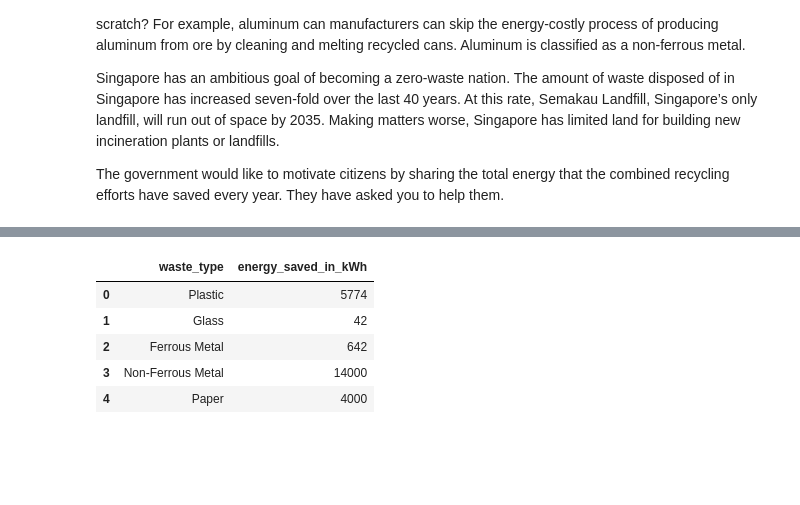
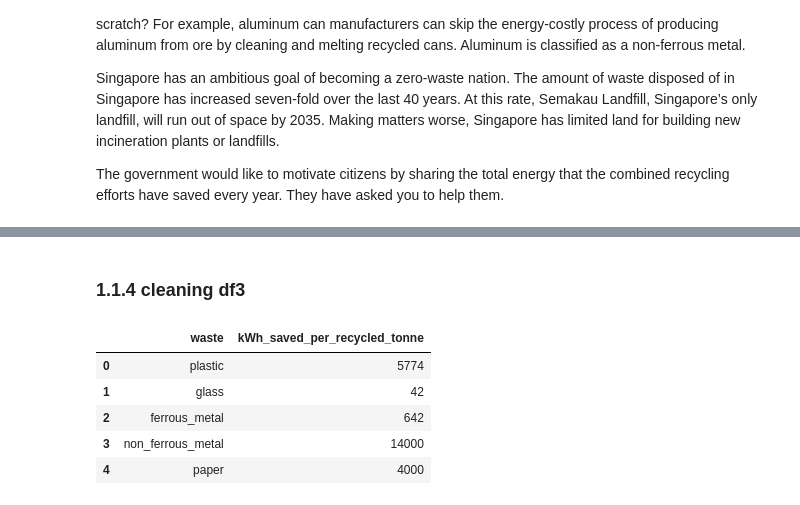
Before and after one commit to andrescerv/Energy-Savings-in-Singapore-2015-2019, a Jupyter notebook: notebook2.ipynb, the cells around one changed output, grey strips where cells are left out. Drawn from its saved outputs; the diff is of its cells as text; code cells hidden in the pictures; blank space fills up the shorter version.

```diff
--- a/notebook2.ipynb
+++ b/notebook2.ipynb
@@ -173,32 +206,35 @@ df
+# %% [markdown]
+### 1.1.4 cleaning df3
 # %%
-# reading data
+# reading file
 df3 = pd.read_csv('datasets/energy_saved.csv', header=3, index_col=0)
 
-# # transposing dataframe to get a "catalog"
+# transposing dataframe to create a sort of "catalog" and do a future join
 df3 = df3.transpose()
 
-# # dropping irrelevant column
-df3.drop(columns='crude_oil saved', inplace=True)
-
-# # splitting column to get only integers
+# splitting column to get only integers
 df3 = df3['energy_saved'].str.split(expand=True)
 
-# # dropping remaining column that only contains ("kWh")
+# dropping remaining column that only contains "Kwh"
 df3.drop(columns=1, inplace=True)
 
 df3.reset_index(inplace=True)
 
-# # renaming columns
-df3.rename(columns={"index":"waste_type",0:"energy_saved_in_kWh"}, inplace=True)
+# renaming columns
+df3.rename(columns={"index":"waste",0:"kWh_saved_per_recycled_tonne"}, inplace=True)
 
 # # changing column type to numeric for further calculations
-df3["energy_saved_in_kWh"] = pd.to_numeric(df3["energy_saved_in_kWh"])
+df3["kWh_saved_per_recycled_tonne"] = pd.to_numeric(df3["kWh_saved_per_recycled_tonne"])
+
+# # standardization of strings (lower-case and replace whitespace for hyphen)
+df3['waste'] = df3['waste'].str.lower()
+df3['waste'].replace(to_replace=[' ','-'], value='_', inplace=True, regex=True)
 
 df3
 # %% [output]
-|  | waste_type | energy_saved_in_kWh |
-| 0 | Plastic | 5774 |
-| 1 | Glass | 42 |
-| 2 | Ferrous Metal | 642 |
-| 3 | Non-Ferrous Metal | 14000 |
-| 4 | Paper | 4000 |
+|  | waste | kWh_saved_per_recycled_tonne |
+| 0 | plastic | 5774 |
+| 1 | glass | 42 |
+| 2 | ferrous_metal | 642 |
+| 3 | non_ferrous_metal | 14000 |
+| 4 | paper | 4000 |
```
Also changed, not shown: parts of 35 cells of this notebook.
